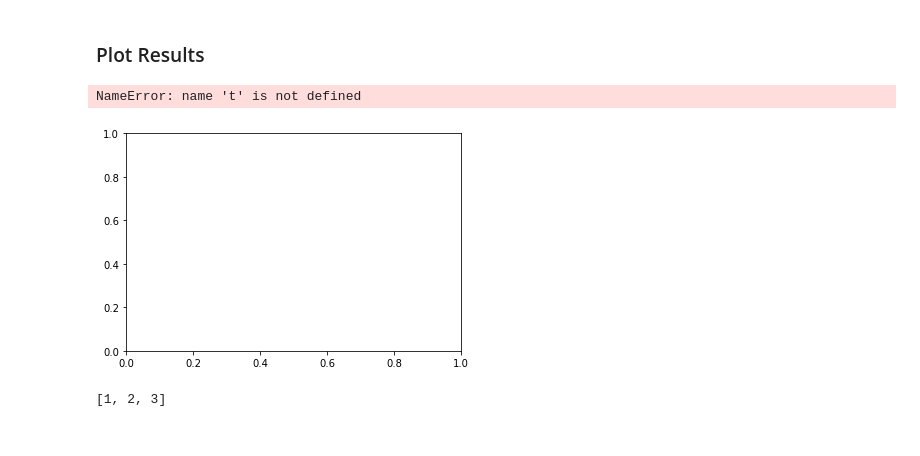
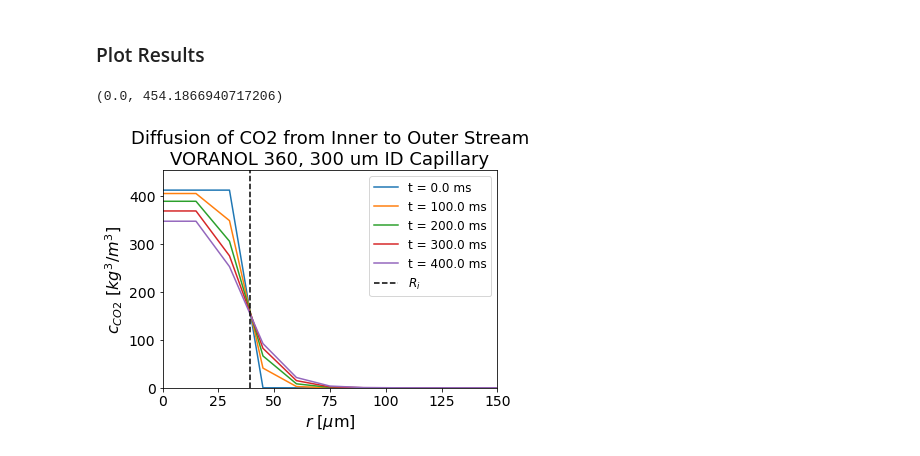
Before and after one commit to andylitalo/bubble-growth, a Jupyter notebook: 20200829_diffn_inner_to_outer.ipynb, the cells around one changed output. Drawn from its saved outputs; the diff is of its cells as text; code cells hidden in the pictures.

```diff
--- a/20200829_diffn_inner_to_outer.ipynb
+++ b/20200829_diffn_inner_to_outer.ipynb
@@ -36,12 +36,12 @@ p_s = 80E5 # saturation pressure of CO2 in VORANOL 360 [Pa]
 # grid parameters
 r_min = 0 # [m]
 r_max = 150E-6 # outer radius [m]
-N = 100 # number of grid spacings
+N = 50 # number of grid spacings
 # computes mesh [m]
 r_arr = np.linspace(r_min, r_max, N+1)
 
 # diffusion model parameters
-dt = 10E-3 # time step [s]
+dt = 10E-6 # time step [s]
 t_f = 400E-3 # final time [s]
 dcdt_fn = diffn.calc_dcdt_cyl
 bc_specs_list = [(diffn.neumann, 0, 1, 0, r_arr), (diffn.dirichlet, -1, 0)]
@@ -50,7 +50,14 @@ dc_c_s_frac = 0.01 # step size in concentration for estimating dD/dc as a fracti
 # load data (interfacial tension, solubility, and diffusivity) for polyols? we don't have data for VORANOL 360...use 1k3f
 polyol_data_file = '1k3f_22c.csv'
 
+# plot parameters
+t_fs = 18
+ax_fs = 16
+tk_fs = 14
+l_fs = 12
+
 # CONVERSIONS
+m_2_um = 1E6
 s_2_ms = 1E3
 # %% [markdown]
 ### Set Initial Concentration Profile
@@ -77,19 +102,31 @@ t, c = diffn.go(dt, t_f, r_arr, list(c_0), dcdt_fn, bc_specs_list, dc, polyol_da
 # %%
 # initializes plot
 fig = plt.figure()
 ax = fig.add_subplot(111)
 
+# define plot limits
+x_lim = [0, R_o*m_2_um]
+y_lim = [0, 1.1*c_s]
+
 # plot desired concentration profiles
-n_plot = 3
+n_plot = 4
 n_steps = len(t)
 skip = int(n_steps / n_plot)
 
 for i in range(0, n_steps, skip):
-    ax.plot(r_arr, c[i], label='t = {0:.1f} ms'.format(t[i]*s_2_ms))
+    ax.plot(r_arr*m_2_um, c[i], label='t = {0:.1f} ms'.format(t[i]*s_2_ms))
+
+ax.plot([R_i*m_2_um, R_i*m_2_um], y_lim, 'k--', label=r'$R_i$')
+# formats plot
+ax.set_title('Diffusion of CO2 from Inner to Outer Stream\nVORANOL 360, {0:d} um ID Capillary'.format(int(2*R_o*m_2_um)),
+             fontsize=t_fs)
+ax.set_xlabel(r'$r$ [$\mu$m]', fontsize=ax_fs)
+ax.set_ylabel(r'$c_{CO2}$ [$kg^3$/$m^3$]', fontsize=ax_fs)
+ax.tick_params(axis='both', labelsize=tk_fs)
+plt.legend(fontsize=l_fs)
+
+ax.set_xlim(x_lim)
+ax.set_ylim(y_lim)
 # %% [output]
-NameError: name 't' is not defined
+(0.0, 454.1866940717206)
-[figure, old version]
+[figure, new version]
-# %%
-[a for a in np.array([1,2,3])]
-# %% [output]
-[1, 2, 3]
```
Also changed, not shown: parts of 1 cell of this notebook, 2 other files.
